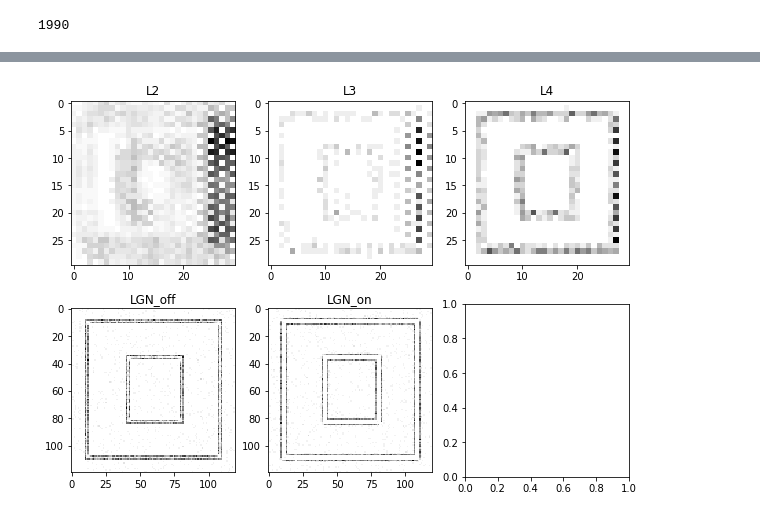
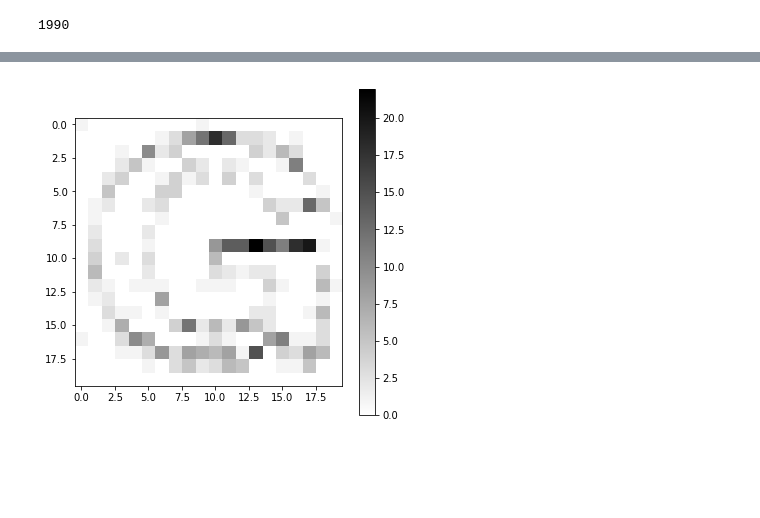
Before and after one commit to LSampath/v1-contour-integration, a Jupyter notebook: orientation_V1.ipynb, the cells around one changed output, grey strips where cells are left out. Cells and saved outputs as stored; diff of their text form; code cells hidden in the pictures; blank space fills up the shorter version.

```diff
--- a/orientation_V1.ipynb
+++ b/orientation_V1.ipynb
@@ -430,21 +451,22 @@ S - spike count 96
+# %%
+fig = figure(fig_num, figsize = (6, 6))
+data = np.copy(spike_monitors['L4'].count).reshape(c_shape).transpose()[h_index].transpose()
+im2 = imshow(data, cmap = cmap.get_cmap('binary'))
+colorbar(im2)
+fig_num += 1
+# %% [output]
+[figure, added]
 # %%
-c_shape = (c_length,c_length)
-r_shape = (r_length,r_length)
-c, axarr = subplots(2,3, figsize = (10, 7))
+# c, axarr = subplots(2,2, figsize = (8, 8))
 
-axarr[0,0].imshow(get_plot_counts('L2', 'spike', c_shape), cmap = cmap.get_cmap('binary'))
-axarr[0,0].title.set_text('L2')
+# axarr[0,0].imshow(get_plot_counts('L3', 'theta', c_shape), cmap = cmap.get_cmap('hot'))
+# axarr[0,0].title.set_text('L3')
 
-axarr[0,1].imshow(get_plot_counts('L3', 'spike', c_shape), cmap = cmap.get_cmap('binary'))
-axarr[0,1].title.set_text('L3')
+# axarr[0,1].imshow(get_plot_counts('L4', 'theta', c_shape), cmap = cmap.get_cmap('hot'))
+# axarr[0,1].title.set_text('L4')
 
-axarr[0,2].imshow(get_plot_counts('L4', 'spike', c_shape), cmap = cmap.get_cmap('binary'))
-axarr[0,2].title.set_text('L4')
+# axarr[1,0].imshow(get_plot_counts('L4_NF', 'theta', c_shape), cmap = cmap.get_cmap('hot'))
+# axarr[1,0].title.set_text('LGN_off')
 
-axarr[1,0].imshow(get_plot_counts('LGN_on', 'spike', r_shape), cmap = cmap.get_cmap('binary'))
-axarr[1,0].title.set_text('LGN_off')
-
-axarr[1,1].imshow(get_plot_counts('LGN_off', 'spike', r_shape), cmap = cmap.get_cmap('binary'))
-axarr[1,1].title.set_text('LGN_on')
+# axarr[1,1].imshow(get_plot_counts('L4_FN', 'theta', c_shape), cmap = cmap.get_cmap('hot'))
+# axarr[1,1].title.set_text('LGN_on')
-# %% [output]
-[figure, removed]
```
Also changed, not shown: parts of 14 cells of this notebook, 1 other file.
